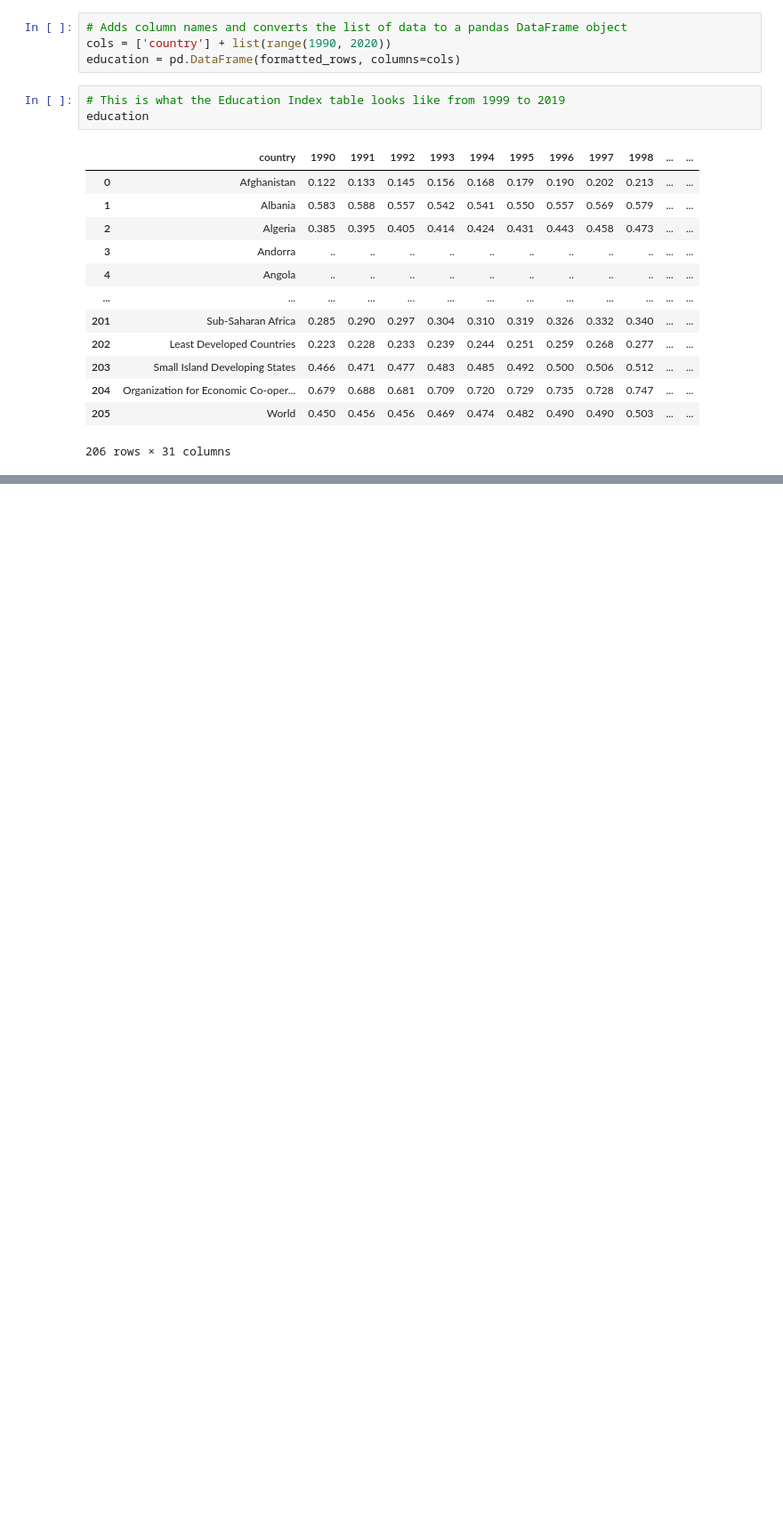
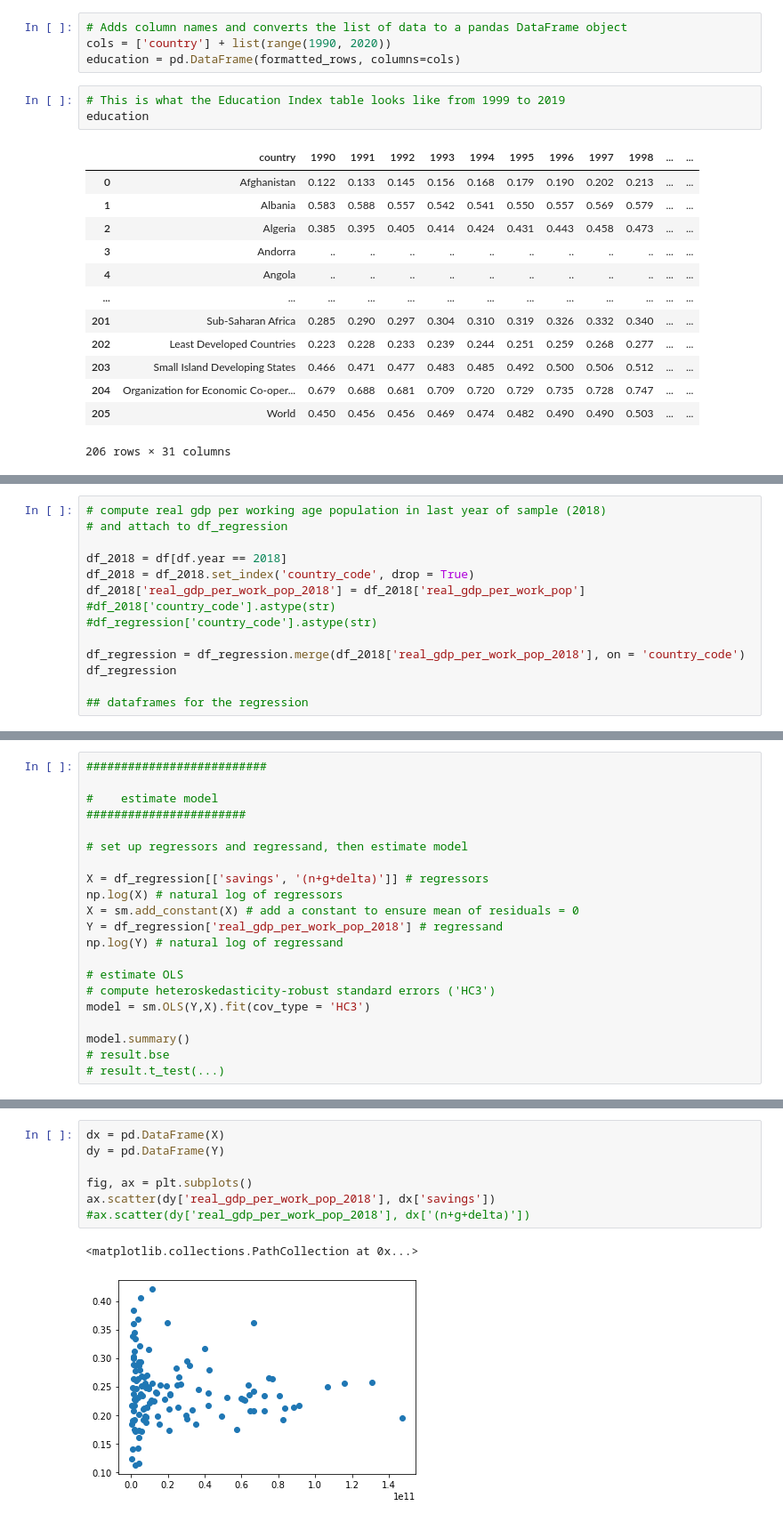
Before and after one commit to iatrogenic/Solow-TPROG, a Jupyter notebook: Modeling_data.ipynb, the cells around one changed output, grey strips where cells are left out. Shown at 89% size. Cells and saved outputs as stored; diff of their text form; blank space fills up the shorter version.

```diff
--- a/Modeling_data.ipynb
+++ b/Modeling_data.ipynb
@@ -69,0 +307,14 @@ model.summary()
+# %%
+# compute real gdp per working age population in last year of sample (2018)
+# and attach to df_regression
+
+df_2018 = df[df.year == 2018]
+df_2018 = df_2018.set_index('country_code', drop = True)
+df_2018['real_gdp_per_work_pop_2018'] = df_2018['real_gdp_per_work_pop']
+#df_2018['country_code'].astype(str)
+#df_regression['country_code'].astype(str)
+
+df_regression = df_regression.merge(df_2018['real_gdp_per_work_pop_2018'], on = 'country_code')
+df_regression
+
+## dataframes for the regression
@@ -69,0 +336,21 @@ model.summary()
+# %%
+##########################
+
+#    estimate model
+#######################
+
+# set up regressors and regressand, then estimate model
+
+X = df_regression[['savings', '(n+g+delta)']] # regressors
+np.log(X) # natural log of regressors
+X = sm.add_constant(X) # add a constant to ensure mean of residuals = 0
+Y = df_regression['real_gdp_per_work_pop_2018'] # regressand
+np.log(Y) # natural log of regressand
+
+# estimate OLS
+# compute heteroskedasticity-robust standard errors ('HC3')
+model = sm.OLS(Y,X).fit(cov_type = 'HC3')
+
+model.summary()
+# result.bse
+# result.t_test(...)
@@ -69,0 +378,10 @@ model.summary()
+# %%
+dx = pd.DataFrame(X)
+dy = pd.DataFrame(Y)
+
+fig, ax = plt.subplots()
+ax.scatter(dy['real_gdp_per_work_pop_2018'], dx['savings'])
+#ax.scatter(dy['real_gdp_per_work_pop_2018'], dx['(n+g+delta)'])
+# %% [output]
+<matplotlib.collections.PathCollection at 0x...>
+[figure, added]
```
Also changed, not shown: parts of 18 cells of this notebook.
